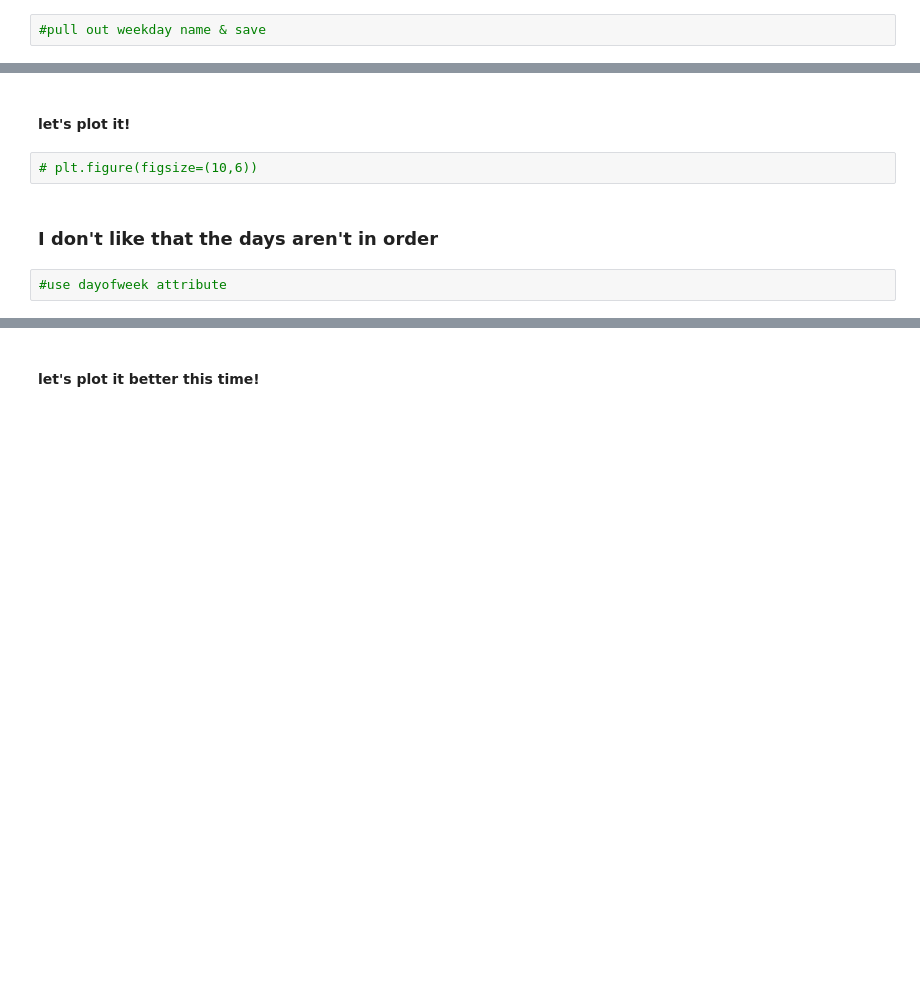
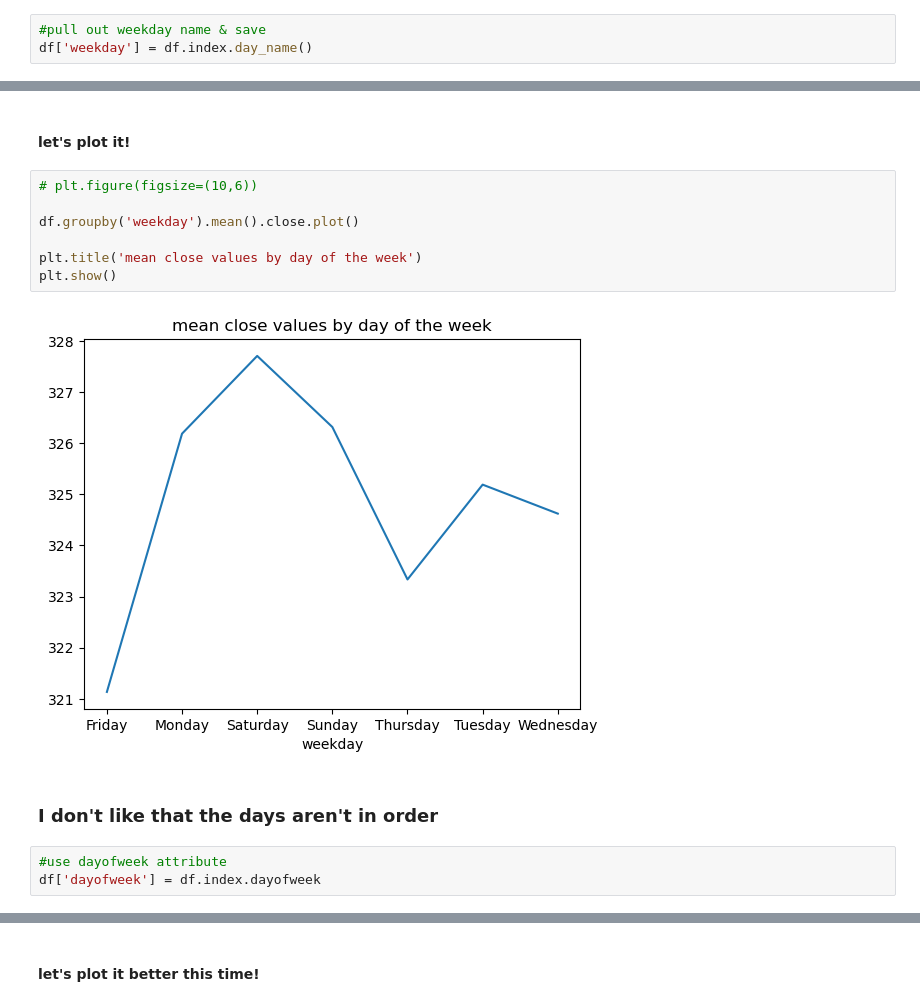
Before and after one commit to CodeupClassroom/quintela-time-series, a Jupyter notebook: dates_lesson.ipynb, the cells around one changed output, grey strips where cells are left out. Saved outputs shown, nothing was run; the diff lists cells and outputs as text; blank space fills up the shorter version.

```diff
--- a/dates_lesson.ipynb
+++ b/dates_lesson.ipynb
@@ -172,3 +559,4 @@ Q: Why is the graph different now?
 <div class="alert alert-block alert-info"> <b>NOTE:</b> when the datetime is an index, we don't use <code>.dt</code> to use datetime methods/attributes</div>
 # %%
 #pull out weekday name & save
+df['weekday'] = df.index.day_name()
@@ -176,7 +586,15 @@ Q: Why is the graph different now?
 #### let's plot it!
 # %%
 # plt.figure(figsize=(10,6))
+
+df.groupby('weekday').mean().close.plot()
+
+plt.title('mean close values by day of the week')
+plt.show()
+# %% [output]
+[figure, added]
 # %% [markdown]
 ### I don't like that the days aren't in order
 # %%
 #use dayofweek attribute
+df['dayofweek'] = df.index.dayofweek
```
Also changed, not shown: parts of 84 cells of this notebook.
